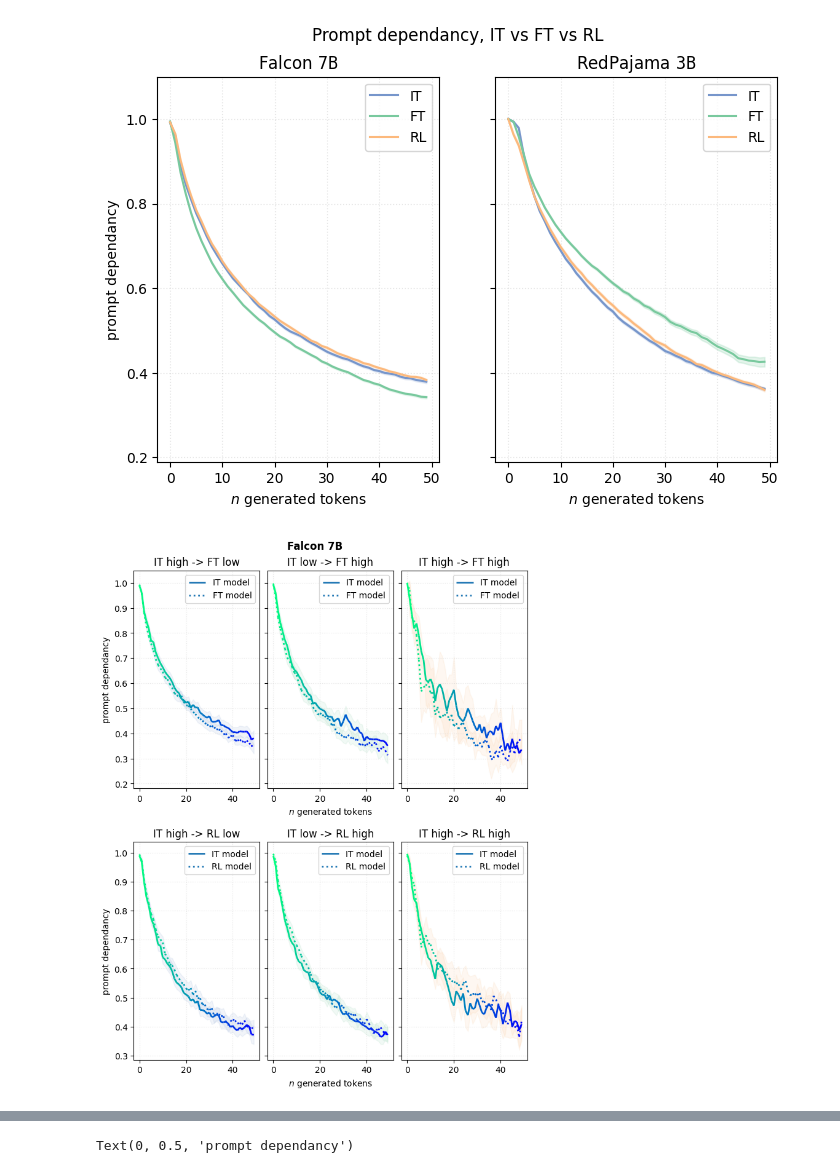
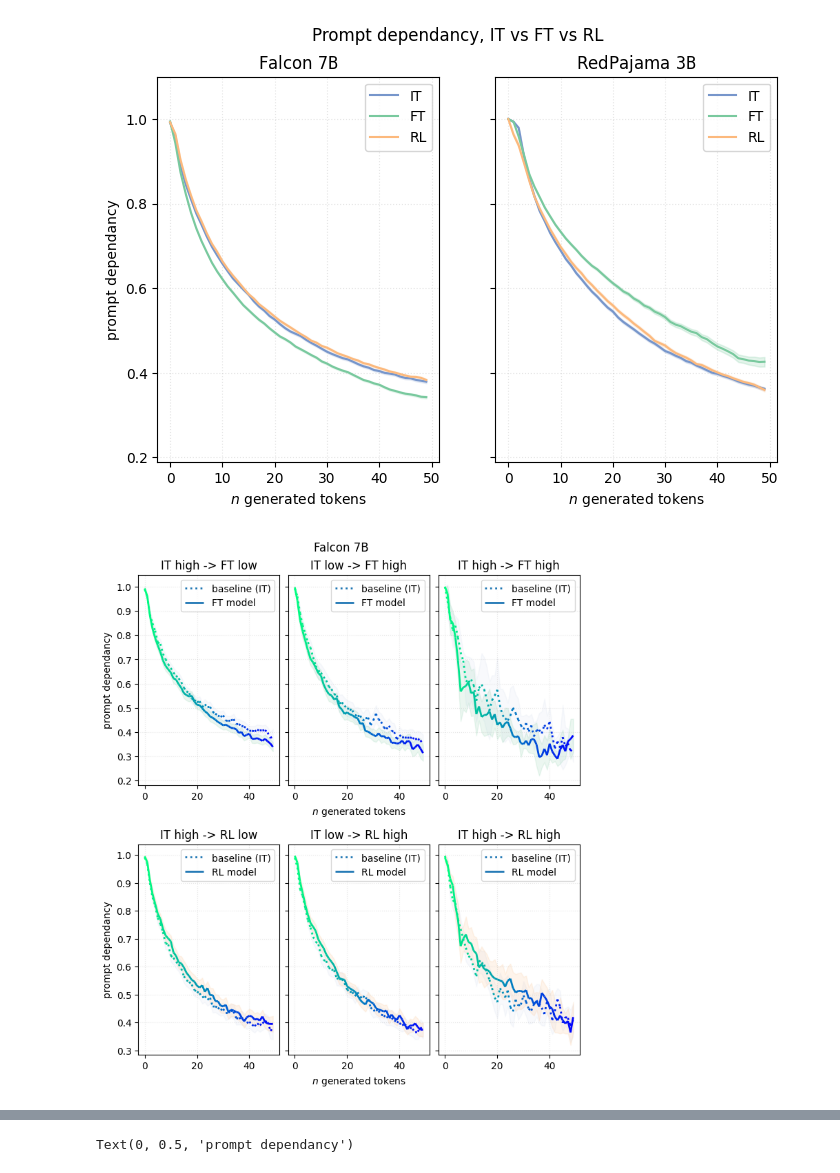
Before and after one commit to DanielSc4/MSc-Thesis, a Jupyter notebook: plots code/plots.ipynb, the cells around one changed output, grey strips where cells are left out. Cells and saved outputs as stored; diff of their text form; code cells hidden in the pictures.

Commit message:
Update on shift plots

```diff
--- a/plots code/plots.ipynb
+++ b/plots code/plots.ipynb
@@ -263,8 +263,16 @@ with open('./data/interpretability/lbls_flacon.pkl', 'rb') as handle:
     lbls_falcon = pickle.load(handle)
 with open('./data/interpretability/lbls_redpajama.pkl', 'rb') as handle:
     lbls_redpajama = pickle.load(handle)
+
+
+color_model = {
+    'IT': diversity_palette_ord[0],
+    'FT': diversity_palette_ord[1],
+    'RL': diversity_palette_ord[2],
+}
 # %%
 from matplotlib.collections import LineCollection
+import matplotlib as mlp
 
 
 #### parameters
@@ -281,17 +289,25 @@ from_to = [
     ('high', 'high'),
 ]
 
-fig = plt.figure(figsize = (7, 9), constrained_layout = True)
-fig.suptitle(model_name, weight='bold')
+fig = plt.figure(figsize = (7, 8), constrained_layout = True)
+fig.suptitle(
+    model_name,
+    # weight='bold',
+    fontsize = 'large',
+)
 
 subfigs = fig.subfigures(nrows = 2, ncols=1)
-for subfig, (first_key, second_key) in zip(subfigs, [('IT', 'FT'), ('IT', 'RL')]):
+for subfig, (first_key, second_key), color_s in zip(
+    subfigs,
+    [('IT', 'FT'), ('IT', 'RL')],
+    diversity_palette_ord[1:]
+):
     # subfig.suptitle(f'{first_key} -> {second_key}')
 
     axs = subfig.subplots(nrows = 1, ncols = 3, sharey=True)
 # for deps, axs in axs:
 #     axs.set_title('hello')
-    for color_s, (start, end), ax in zip(diversity_palette_ord, from_to, axs):
+    for (start, end), ax in zip(from_to, axs):
         # ax.set_title(f'{first_key} {start} -> {second_key} {end}')
         ax.set_title(f'{first_key} {start} -> {second_key} {end}')
         indexes = ((lbls[first_key] == start) & (lbls[second_key] == end)).flatten()
@@ -307,8 +323,8 @@ for subfig, (first_key, second_key) in zip(subfigs, [('IT', 'FT'), ('IT', 'RL')]
         lc = LineCollection(segments, cmap='winter_r')
         lc.set_array(cols)
         lc.set_linewidth(2)
-        lc.set_label(f'{first_key} model')
-        # lc.set_linestyle(':')
+        lc.set_label(f'baseline ({first_key})')
+        lc.set_linestyle(':')
         line = ax.add_collection(lc)
 
         # ax.scatter(
@@ -322,36 +338,38 @@ for subfig, (first_key, second_key) in zip(subfigs, [('IT', 'FT'), ('IT', 'RL')]
             np.arange(0, len(avgs)),
             (avgs - offsets),
             (avgs + offsets),
-            color = color_s, alpha = .1,
+            color = color_model[first_key], alpha = .05,
         )
         ## second line (end)
         d = deps[second_key][indexes]
         avgs = aggregation_fun(d, axis = 0)
         x = np.arange(0, len(avgs))
         cols = np.linspace(0,1,len(x))
         points = np.array([x, avgs]).T.reshape(-1, 1, 2)
         segments = np.concatenate([points[:-1], points[1:]], axis=1)
 
         lc = LineCollection(segments, cmap='winter_r')
         lc.set_array(cols)
         lc.set_linewidth(2)
         lc.set_label(f'{second_key} model')
-        lc.set_linestyle(':')
+        # lc.set_linestyle('--')
         line = ax.add_collection(lc)
 
         offsets = _get_offsets_ci(d)
         ax.fill_between(
             np.arange(0, len(avgs)),
             (avgs - offsets),
             (avgs + offsets),
-            color = color_s, alpha = .1,
+            color = color_model[second_key], alpha = .15,
         )
 
         # ax.set_xlabel(r'$n$ generated tokens')
         ax.legend()
         ax.grid(alpha = .3, linestyle = ':')
 
     axs[0].set_ylabel('prompt dependancy')
     axs[1].set_xlabel(r'$n$ generated tokens')
+
+fig.savefig('./media/falcon-shifts.pdf', format='pdf')
 # %% [output]
-[figure, old version]
+[figure, new version]
```
Also changed, not shown: parts of 1 cell of this notebook, 2 other files.
